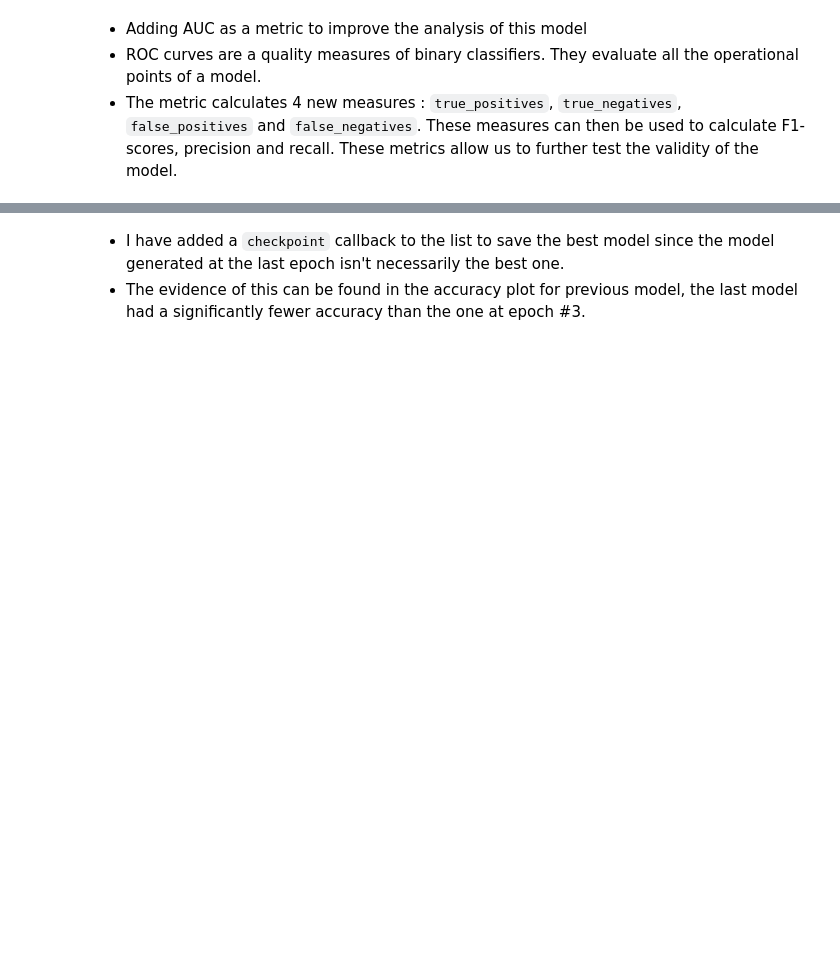
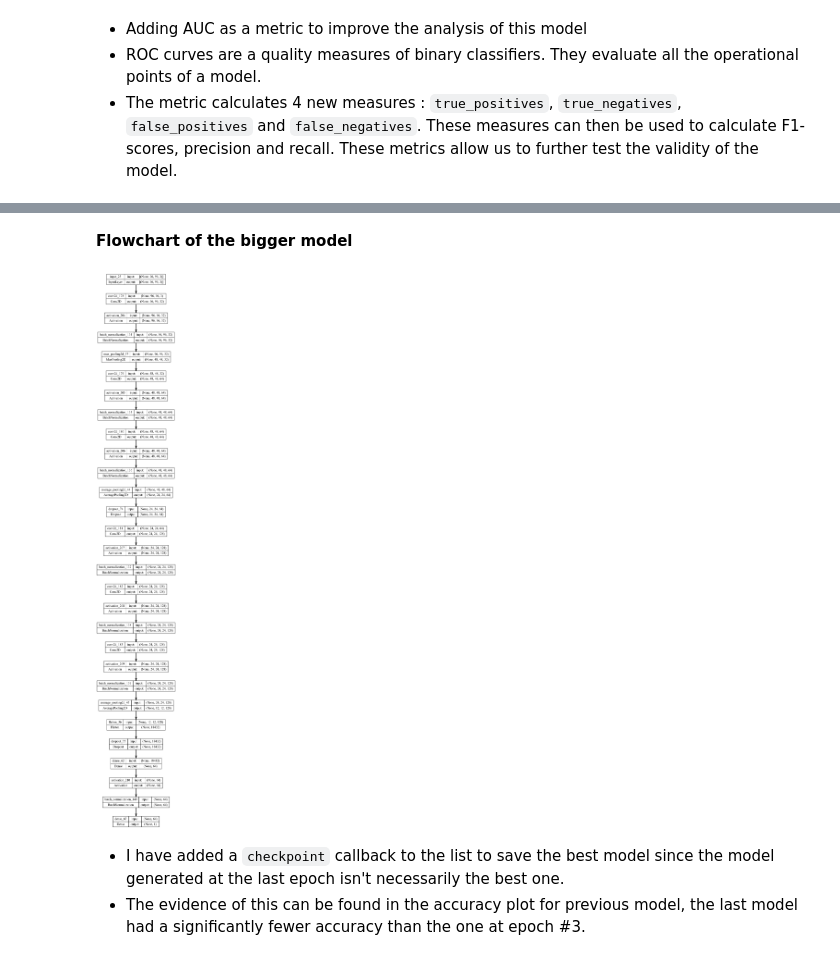
Before and after one commit to karansangha/dtsa5511-week3-cancer-detection, a Jupyter notebook: Histopathologic Cancer Detection.ipynb, the cells around one changed output, grey strips where cells are left out. Cells and saved outputs as stored; diff of their text form; code cells hidden in the pictures; blank space fills up the shorter version.

```diff
--- a/Histopathologic Cancer Detection.ipynb
+++ b/Histopathologic Cancer Detection.ipynb
@@ -377,6 +380,12 @@ Total params: 1,607,553
 Trainable params: 1,606,337
 Non-trainable params: 1,216
 _________________________________________________________________
+# %% [markdown]
+**Flowchart of the bigger model**
+# %%
+tf.keras.utils.plot_model(model2, show_shapes=True)
+# %% [output]
+[figure, added]
 # %%
 early_stop = EarlyStopping(monitor='val_accuracy', patience=2)
 reduce_lr = ReduceLROnPlateau(monitor='val_accuracy', factor=0.2, patience=2,
```
Also changed, not shown: parts of 11 cells of this notebook.
